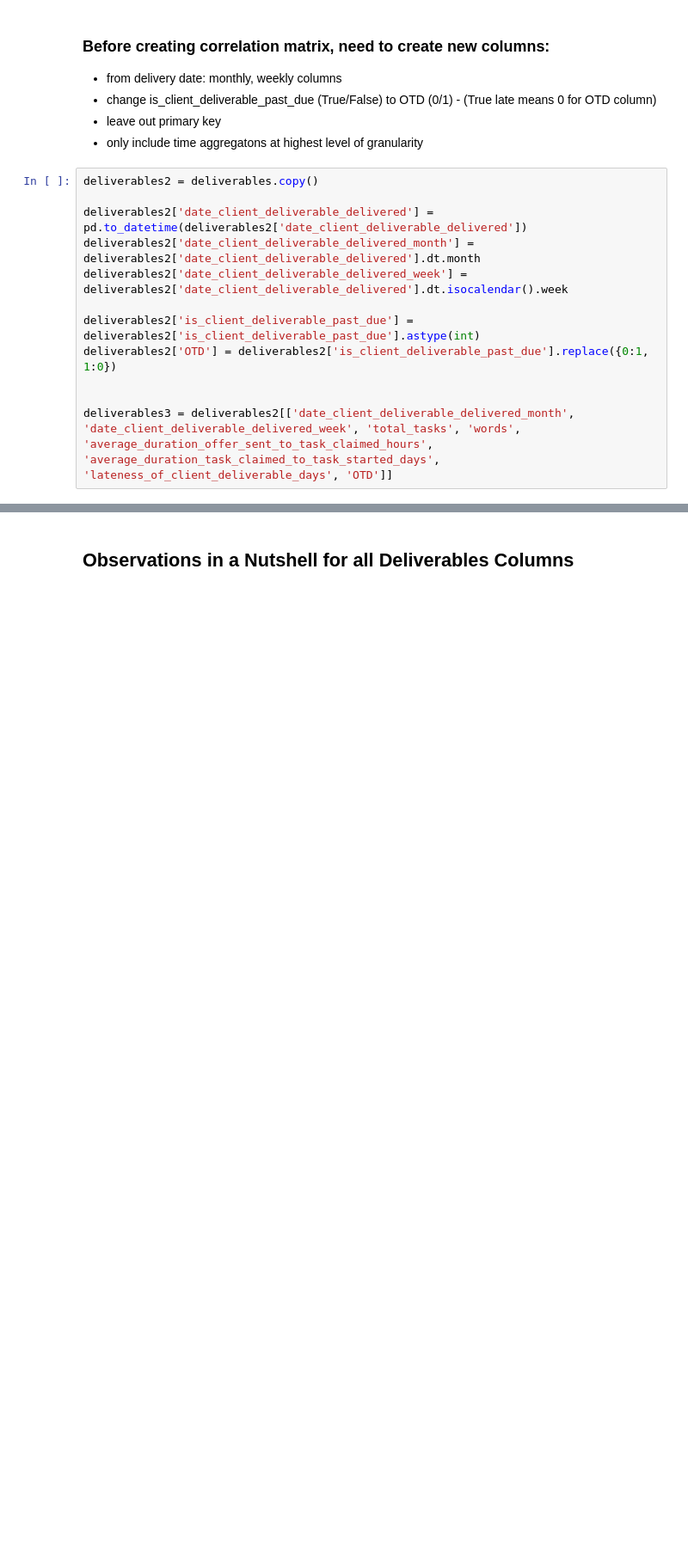
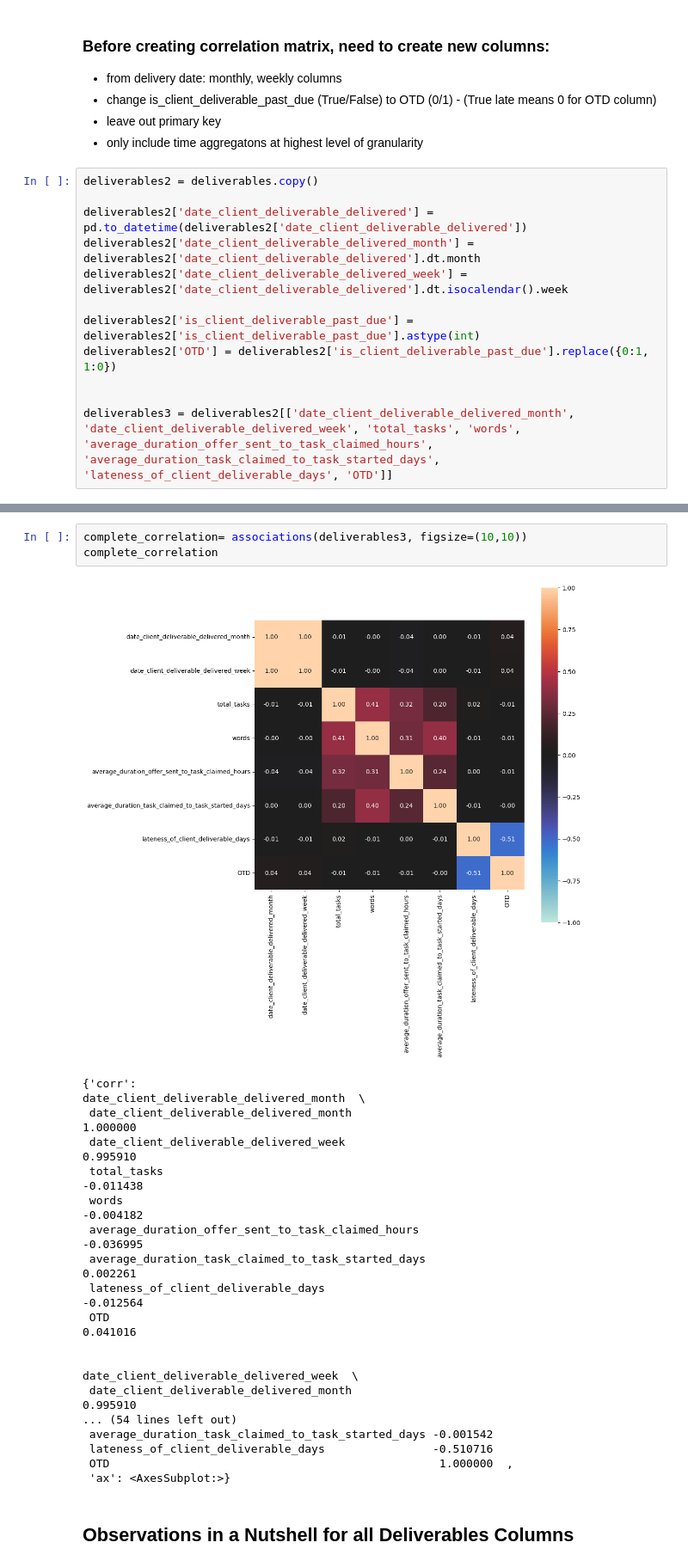
Before and after one commit to mindyng/Take-Homes, a Jupyter notebook: welocalize-sr-da-assessment.ipynb, the cells around one changed output, grey strips where cells are left out. Shown at 86% size. Cells and saved outputs as stored; diff of their text form; blank space fills up the shorter version.

```diff
--- a/welocalize-sr-da-assessment.ipynb
+++ b/welocalize-sr-da-assessment.ipynb
@@ -516,3 +502,25 @@ plt.show()
+# %%
+complete_correlation= associations(deliverables3, figsize=(10,10))
+complete_correlation
+# %% [output]
+[figure, added]
+{'corr':                                                     date_client_deliverable_delivered_month  \
+ date_client_deliverable_delivered_month                                            1.000000
+ date_client_deliverable_delivered_week                                             0.995910
+ total_tasks                                                                       -0.011438
+ words                                                                             -0.004182
+ average_duration_offer_sent_to_task_claimed_hours                                 -0.036995
+ average_duration_task_claimed_to_task_started_days                                 0.002261
+ lateness_of_client_deliverable_days                                               -0.012564
+ OTD                                                                                0.041016
+
+                                                     date_client_deliverable_delivered_week  \
+ date_client_deliverable_delivered_month                                           0.995910
+... (54 lines left out)
+ average_duration_task_claimed_to_task_started_days -0.001542
+ lateness_of_client_deliverable_days                -0.510716
+ OTD                                                 1.000000  ,
+ 'ax': <AxesSubplot:>}
 # %% [markdown]
 ## Observations in a Nutshell for all Deliverables Columns
 # %% [markdown]
```
Also changed, not shown: parts of 8 cells of this notebook.
